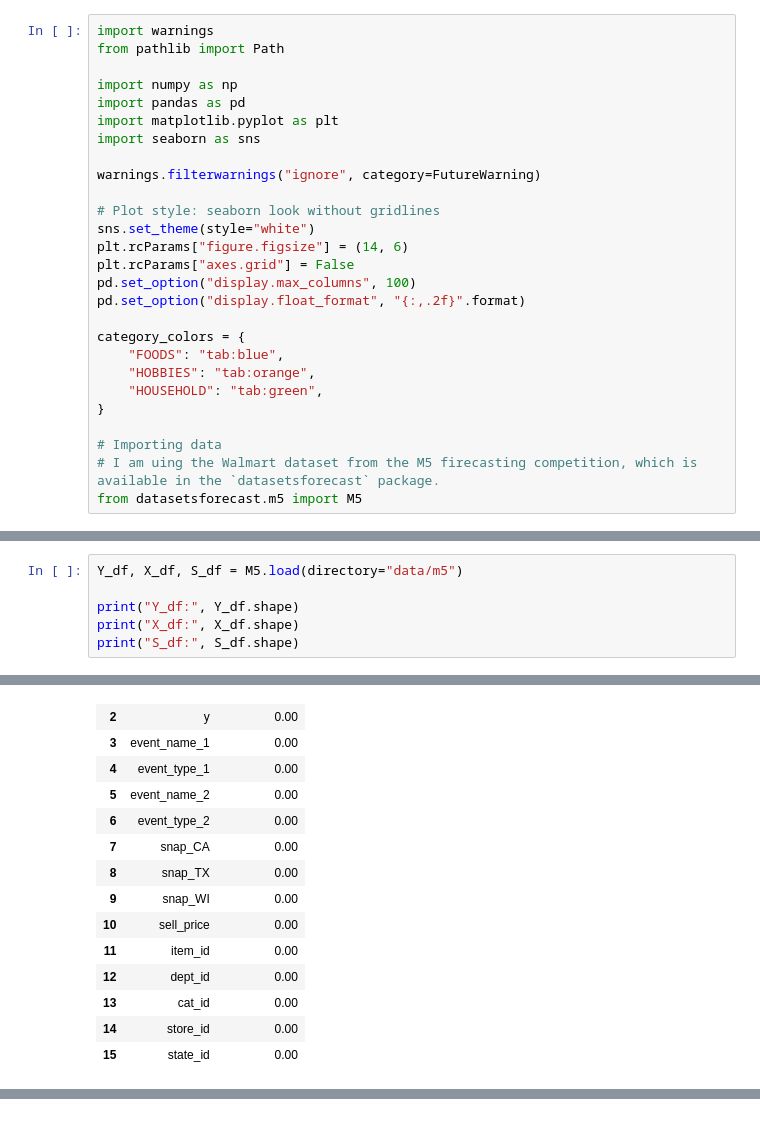
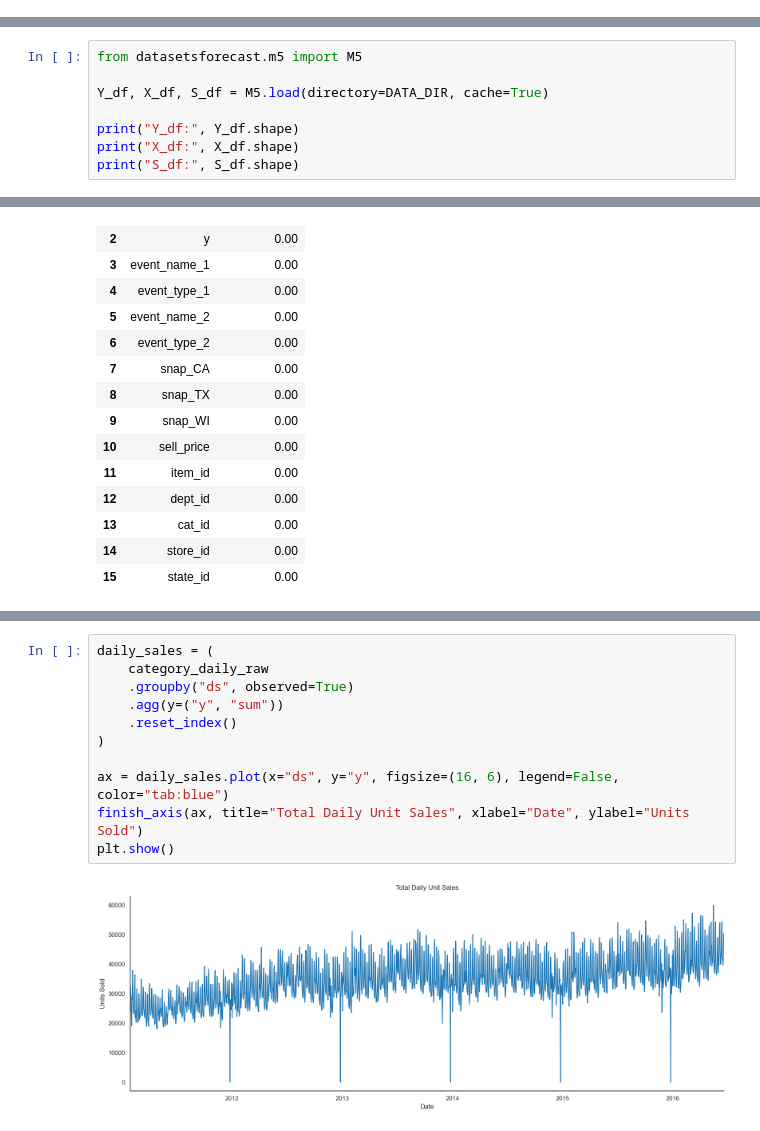
Before and after one commit to jclaudio019/portfolio-projects, a Jupyter notebook: notebooks/Data_Exploration.ipynb, the cells around one changed output, grey strips where cells are left out. Cells and saved outputs as stored; diff of their text form.

```diff
--- a/notebooks/Data_Exploration.ipynb
+++ b/notebooks/Data_Exploration.ipynb
@@ -3,27 +0,0 @@
-# %%
-import warnings
-from pathlib import Path
-
-import numpy as np
-import pandas as pd
-import matplotlib.pyplot as plt
-import seaborn as sns
-
-warnings.filterwarnings("ignore", category=FutureWarning)
-
-# Plot style: seaborn look without gridlines
-sns.set_theme(style="white")
-plt.rcParams["figure.figsize"] = (14, 6)
-plt.rcParams["axes.grid"] = False
-pd.set_option("display.max_columns", 100)
-pd.set_option("display.float_format", "{:,.2f}".format)
-
-category_colors = {
-    "FOODS": "tab:blue",
-    "HOBBIES": "tab:orange",
-    "HOUSEHOLD": "tab:green",
-}
-
-# Importing data
-# I am uing the Walmart dataset from the M5 firecasting competition, which is available in the `datasetsforecast` package.
-from datasetsforecast.m5 import M5
@@ -73,5 +59,7 @@ load(directory: str, cache: bool = True) -> Tuple[pandas.core.frame.DataFrame, p
 # %%
-Y_df, X_df, S_df = M5.load(directory="data/m5")
+from datasetsforecast.m5 import M5
+
+Y_df, X_df, S_df = M5.load(directory=DATA_DIR, cache=True)
 
 print("Y_df:", Y_df.shape)
 print("X_df:", X_df.shape)
@@ -230,0 +418,13 @@ series_lengths.describe(include="all")
+# %%
+daily_sales = (
+    category_daily_raw
+    .groupby("ds", observed=True)
+    .agg(y=("y", "sum"))
+    .reset_index()
+)
+
+ax = daily_sales.plot(x="ds", y="y", figsize=(16, 6), legend=False, color="tab:blue")
+finish_axis(ax, title="Total Daily Unit Sales", xlabel="Date", ylabel="Units Sold")
+plt.show()
+# %% [output]
+[figure, added]
```
Also changed, not shown: parts of 67 cells of this notebook, 27 other files.
